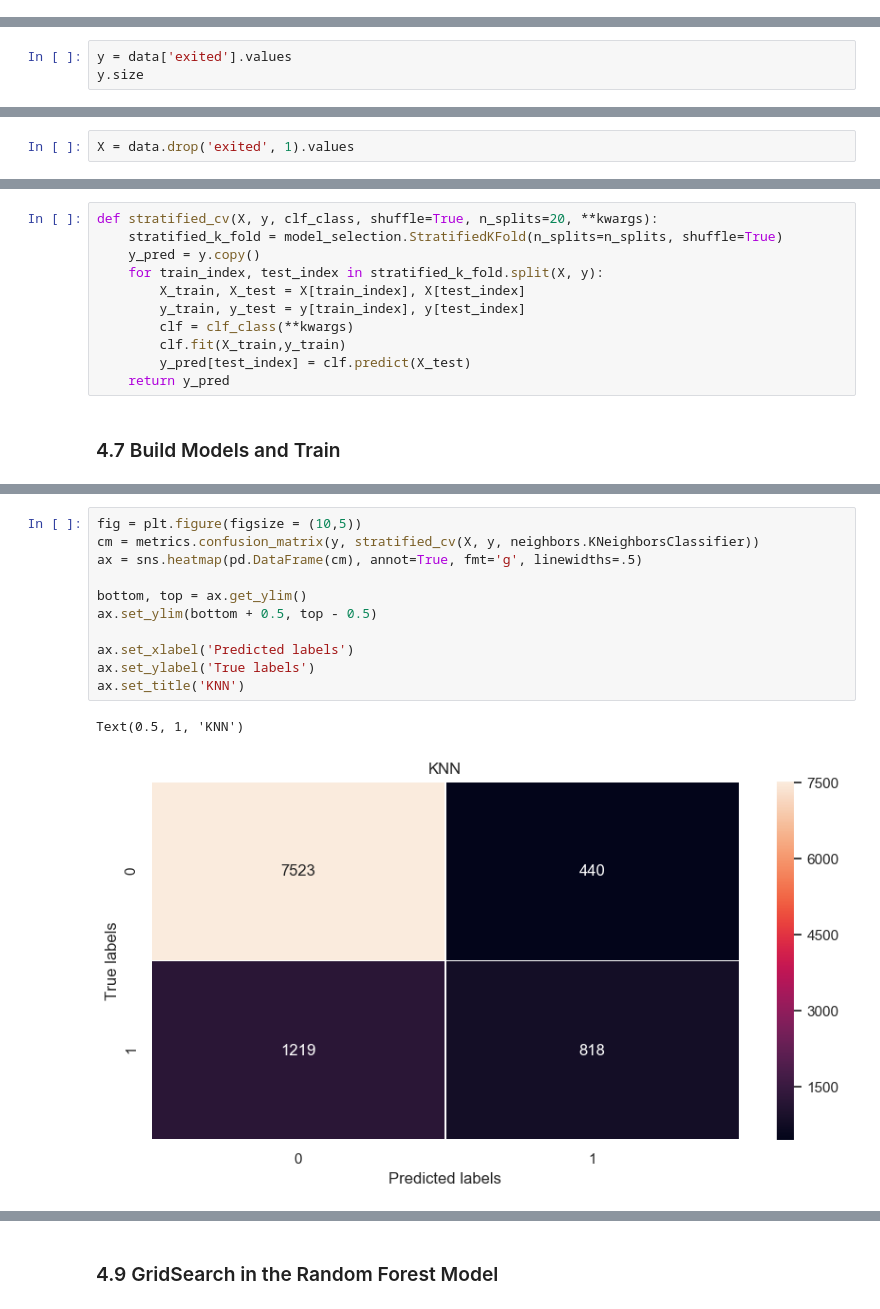
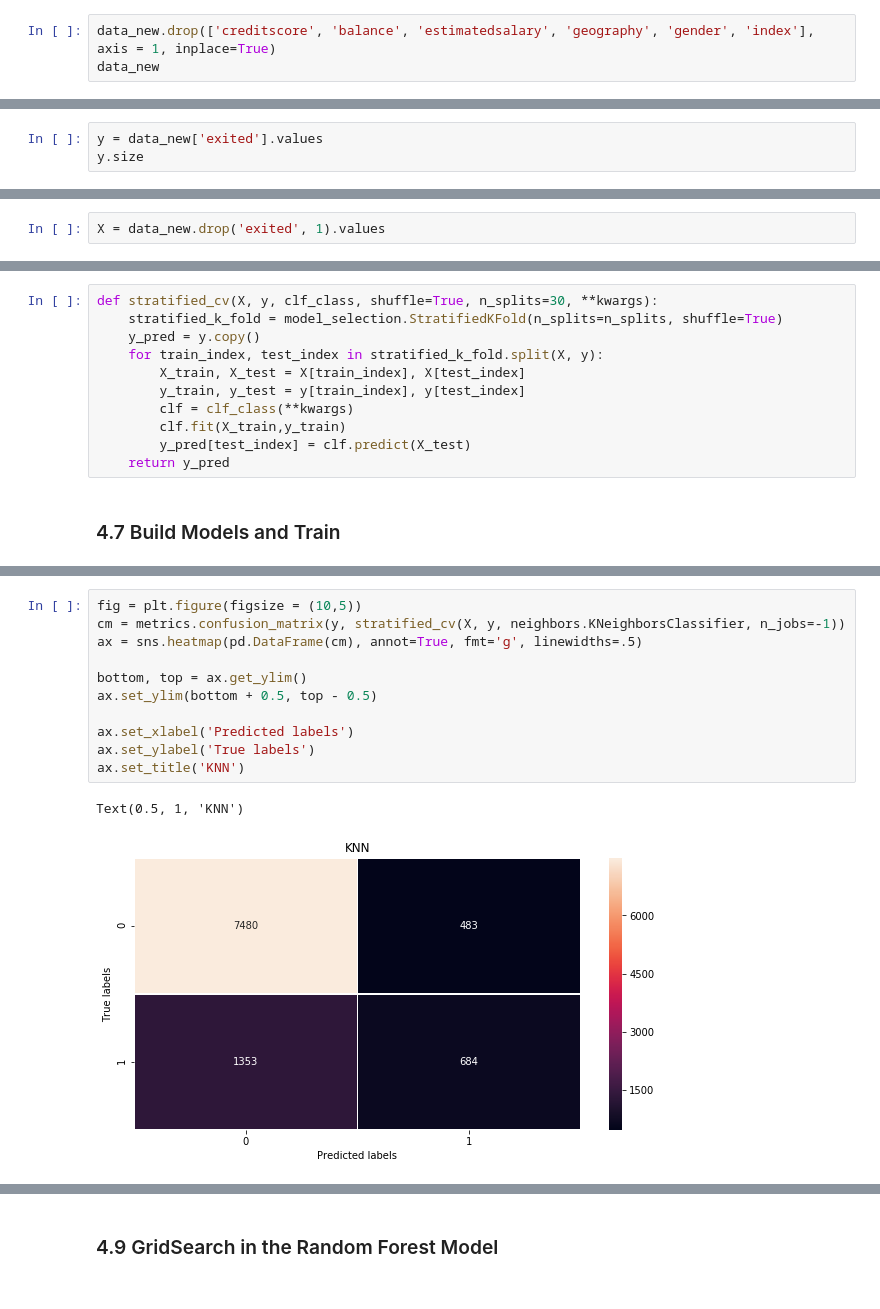
Before and after one commit to lucatalenti/Churn-Hackathon, a Jupyter notebook: Churn_Model.ipynb, the cells around one changed output, grey strips where cells are left out. Drawn from its saved outputs; the diff is of its cells as text.

```diff
--- a/Churn_Model.ipynb
+++ b/Churn_Model.ipynb
@@ -568,0 +568,3 @@ data_new
+# %%
+data_new.drop(['creditscore', 'balance', 'estimatedsalary', 'geography', 'gender', 'index'], axis = 1, inplace=True)
+data_new
@@ -569,14 +585,14 @@ data_new
 # %% [markdown]
 ### 4.3 Strip of Response values
 # %%
-y = data['exited'].values
+y = data_new['exited'].values
 y.size
 # %% [output]
 10000
 # %% [markdown]
 ### 4.4 Build Feature Matrix
 # %%
-X = data.drop('exited', 1).values
+X = data_new.drop('exited', 1).values
 # %%
 X
 # %% [output]
@@ -607,7 +617,7 @@ X
 # %% [markdown]
 ### 4.6 Stratified K-fold Cross Validation
 # %%
-def stratified_cv(X, y, clf_class, shuffle=True, n_splits=20, **kwargs):
+def stratified_cv(X, y, clf_class, shuffle=True, n_splits=30, **kwargs):
     stratified_k_fold = model_selection.StratifiedKFold(n_splits=n_splits, shuffle=True)
     y_pred = y.copy()
     for train_index, test_index in stratified_k_fold.split(X, y):
@@ -690,16 +698,16 @@ Text(0.5, 1, 'Random Forest')
 # %%
 fig = plt.figure(figsize = (10,5))
-cm = metrics.confusion_matrix(y, stratified_cv(X, y, neighbors.KNeighborsClassifier))
+cm = metrics.confusion_matrix(y, stratified_cv(X, y, neighbors.KNeighborsClassifier, n_jobs=-1))
 ax = sns.heatmap(pd.DataFrame(cm), annot=True, fmt='g', linewidths=.5)
 
 bottom, top = ax.get_ylim()
 ax.set_ylim(bottom + 0.5, top - 0.5)
 
 ax.set_xlabel('Predicted labels')
 ax.set_ylabel('True labels')
 ax.set_title('KNN')
 # %% [output]
 Text(0.5, 1, 'KNN')
-[figure, old version]
+[figure, new version]
 # %%
 fig = plt.figure(figsize = (10,5))
```
Also changed, not shown: parts of 40 cells of this notebook.
